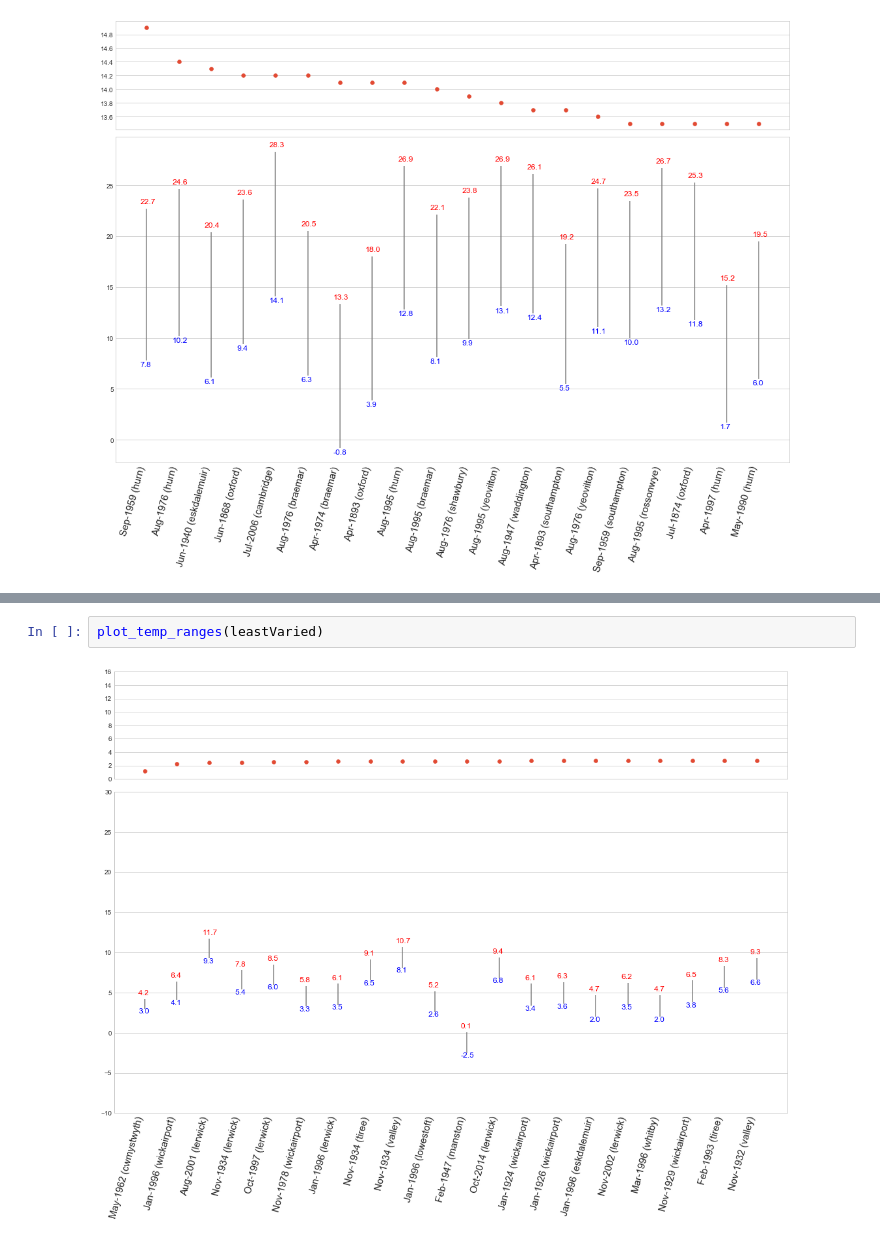
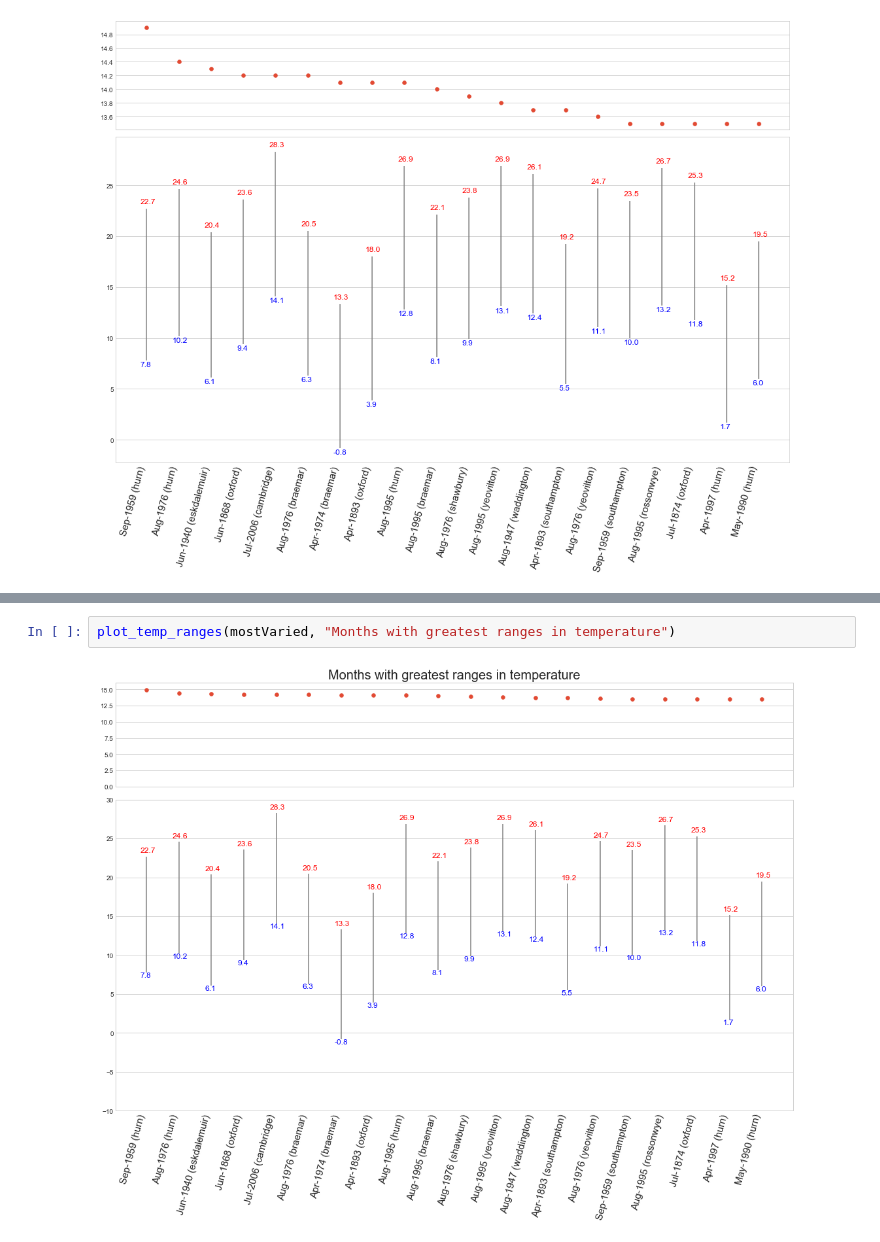
Before and after one commit to DanielJohnBenton/historic-monthly-meteorological-station-data, a Jupyter notebook: src/notes.ipynb, the cells around one changed output, grey strips where cells are left out. Cells and saved outputs as stored; diff of their text form.

```diff
--- a/src/notes.ipynb
+++ b/src/notes.ipynb
@@ -213,4 +211,4 @@ plot_temp_ranges(mostVaried)
-# %%
-plot_temp_ranges(leastVaried)
-# %% [output]
-[figure, removed]
+# %%
+plot_temp_ranges(mostVaried, "Months with greatest ranges in temperature")
+# %% [output]
+[figure, added]
```
Also changed, not shown: parts of 5 cells of this notebook.
